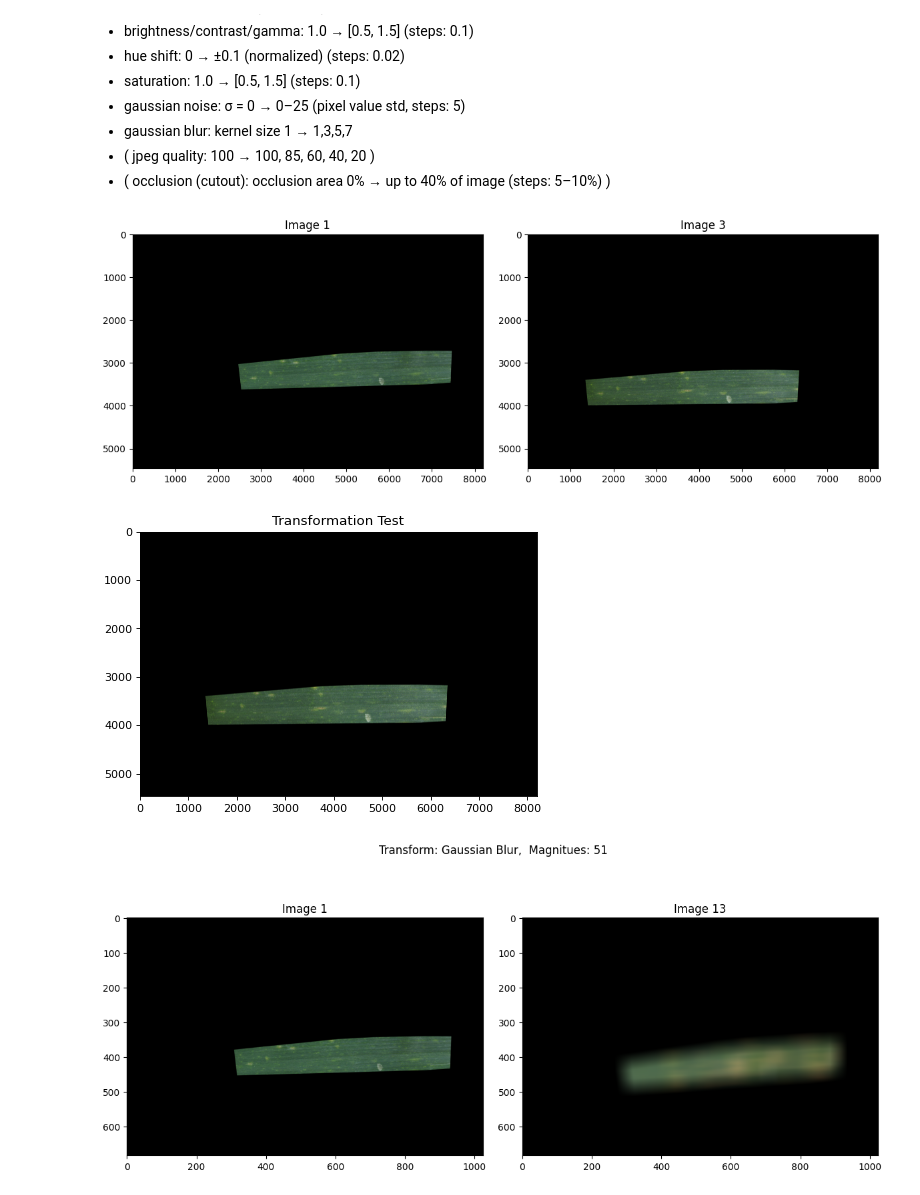
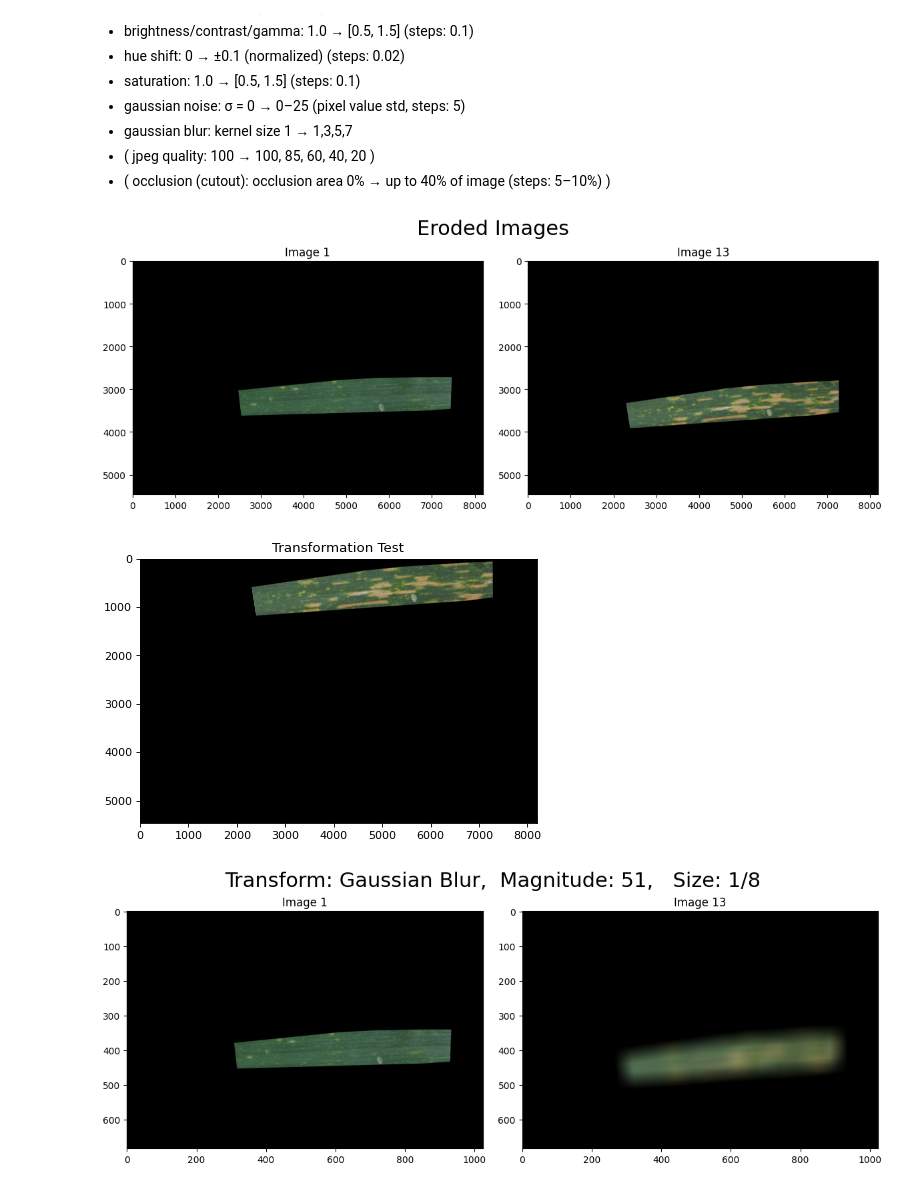
Before and after one commit to eboesch/LeafAlignment, a Jupyter notebook: Mask_Test.ipynb, the cells around one changed output. Drawn from its saved outputs; the diff is of its cells as text; code cells hidden in the pictures.

```diff
--- a/Mask_Test.ipynb
+++ b/Mask_Test.ipynb
@@ -33,8 +34,9 @@ print(os.path.exists(base_dir+'/raw'))
 True
 True
 # %%
-base_dir = '../leaf-image-sequences'
-# base_dir = '../test-webdav-sequences'
+# base_dir = '../leaf-image-sequences'
+base_dir = '../leaf-image-sequences-subset'
+# base_dir = '../test-webdav-connection'
 assert os.path.exists(base_dir), "Path to base directory invalid"
 assert os.path.exists(base_dir+'/raw'), "Base directory empty"
 
@@ -242,7 +253,7 @@ width = available_data['images'][0].size[0]
 plot_image_pair(fixed_img, moving_img, fixed_img_ind, moving_img_ind, title="Eroded Images")
 plt.show()
 # %% [output]
-[figure, old version]
+[figure, new version]
 # %%
 def affine(img, rot_angle_deg=0, fx=0, fy=0, scale=1.0):
     # add batch dim if necessary
@@ -284,24 +295,24 @@ def add_gaussian_noise(img, sigma=0.0):
 # %%
 # trsf = K.augmentation.RandomAffine(30, (0.2, 0.2), (0.5, 1.5))
 # test = trsf(moving_img)
-test = affine(moving_img, 10, 10, -10, 1)
+test = affine(moving_img, 0, 0, -50, 1)
 # test = adjust_color(moving_img, 1.5, 1.5)
 # test = add_gaussian_noise(moving_img, sigma=0.5)
 magnitude = 11
 # test = K.filters.gaussian_blur2d(moving_img, kernel_size=torch.tensor([magnitude, magnitude]), sigma=torch.tensor([magnitude, magnitude]),)
-test= gaussian_blur(moving_img, kernel_size=magnitude, sigma=magnitude)
+# test= gaussian_blur(moving_img, kernel_size=magnitude, sigma=magnitude)
 plt.figure(dpi=80)
 plt.imshow(K.tensor_to_image(test))
 plt.title("Transformation Test")
 plt.show()
 # %% [output]
-[figure, old version]
+[figure, new version]
 # %%
 def transform_img(img, transform_name, magnitude):
     # geometric
     if transform_name == "Rotation":
         return affine(img, rot_angle_deg=magnitude, fx=0, fy=0, scale=1.0)
-    if transform_name == "Translate":
+    if transform_name == "Translation":
         return affine(img, rot_angle_deg=0, fx=magnitude, fy=magnitude, scale=1.0)
     if transform_name == "Scale":
         return affine(img, rot_angle_deg=0, fx=0, fy=0, scale=magnitude)
@@ -329,9 +340,10 @@ def transform_img(img, transform_name, magnitude):
 # %%
 from IPython.display import clear_output, display, DisplayHandle
 
-out_file = "robustness_results copy.csv"
+out_file = "robustness_results.csv"
 file_exists = os.path.exists(out_file)
 
+clear_output(wait=True)
 handle = display(display_id=True)
 
 with open(out_file, 'a', newline='') as f:
@@ -343,34 +355,34 @@ with open(out_file, 'a', newline='') as f:
     for size_factor in size_factors:
         H = int(height/size_factor)
         W = int(width/size_factor)
         fixed_img = K.geometry.resize(fixed_img, (H, W), antialias=True)
         moving_img = K.geometry.resize(moving_img, (H, W), antialias=True)
 
         # original images
         fixed_img_raw = pil_to_kornia(available_data['images'][fixed_img_ind])
         moving_img_raw = pil_to_kornia(available_data['images'][moving_img_ind])
         fixed_img_raw = K.geometry.resize(fixed_img_raw, (H, W), antialias=True)
         moving_img_raw = K.geometry.resize(moving_img_raw, (H, W), antialias=True)
 
-        fig, _ = plot_image_pair(fixed_img_raw, moving_img_raw, fixed_img_ind, moving_img_ind)#, title=f"Original Images,   Size: 1/{size_factor}")
+        fig, _ = plot_image_pair(fixed_img_raw, moving_img_raw, fixed_img_ind, moving_img_ind, title=f"Original Images,   Size: 1/{size_factor}")
         handle.update(fig)
         plt.close(fig)
         _, _, _, _, n_matches = loftr_match(fixed_img_raw, moving_img_raw, verbose=False, return_n_matches=True)
         writer.writerow({'fixed_image': fixed_img_ind, 'moving_image': moving_img_ind, 'size': f"1/{size_factor}", 'transform': 'original image', 'magnitude': 'none', 'total_matches': n_matches['total_matches'], 'conf_matches': int(n_matches['conf_matches']), 'inliers': n_matches['inliers']})
 
         for tname, magnitudes in transforms.items():
             for mag in magnitudes:
                 # clear_output(wait=True)
                 # print(f"Transform: {tname},     Magnitues: {mag}")
                 transformed_img = transform_img(moving_img, tname, mag)
 
                 # plot current image pair
-                fig, _ = plot_image_pair(fixed_img, transformed_img, fixed_img_ind, moving_img_ind)#, title=f"Transform: {tname},  Magnitues: {mag},   Size: 1/{size_factor}")
-                fig.suptitle(f"Transform: {tname},  Magnitues: {mag}")
+                fig, _ = plot_image_pair(fixed_img, transformed_img, fixed_img_ind, moving_img_ind, title=f"Transform: {tname},  Magnitude: {mag},   Size: 1/{size_factor}")
+                # fig.suptitle(f"Transform: {tname},  Magnitues: {mag}")
                 handle.update(fig)
                 plt.close(fig)
 
                 _, _, _, _, n_matches = loftr_match(fixed_img, transformed_img, verbose=False, return_n_matches=True)
                 writer.writerow({'fixed_image': fixed_img_ind, 'moving_image': moving_img_ind, 'size': f"1/{size_factor}", 'transform': tname, 'magnitude': mag, 'total_matches': n_matches['total_matches'], 'conf_matches': int(n_matches['conf_matches']), 'inliers': n_matches['inliers']})
 # %% [output]
-[figure, old version]
+[figure, new version]
```
Also changed, not shown: parts of 4 cells of this notebook, 1 other file.
